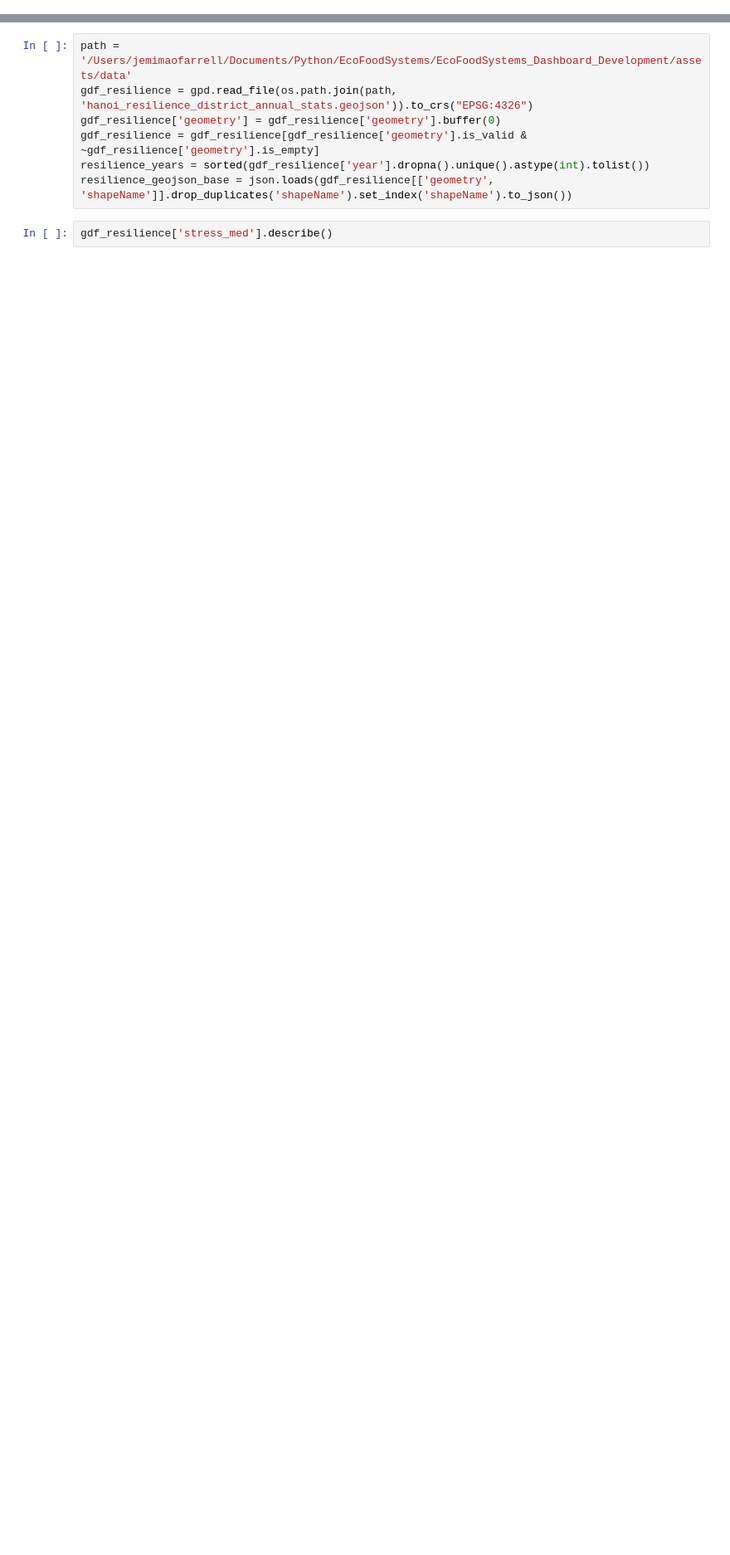
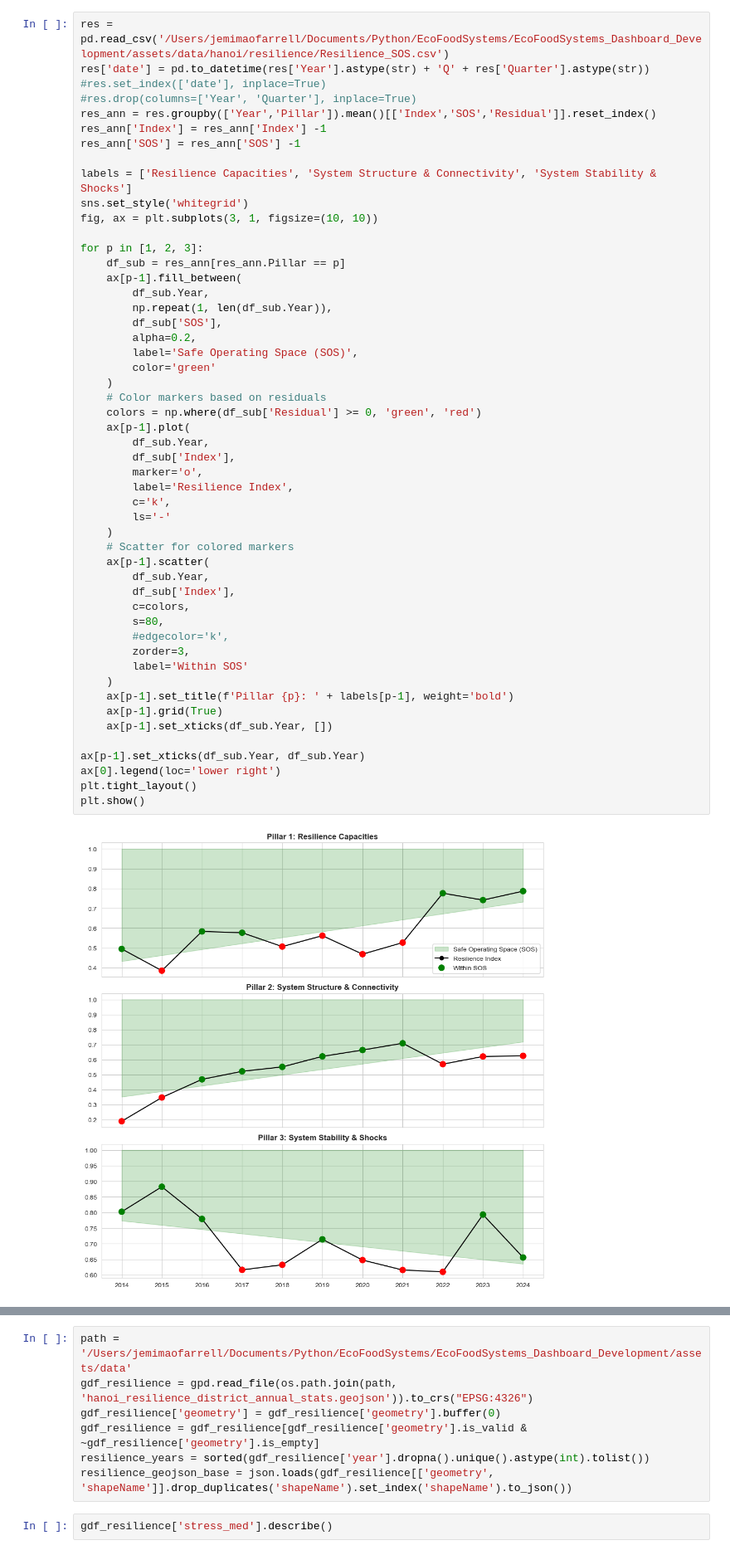
Before and after one commit to J-OFarrell/EcoFoodSystems-dashboard-development, a Jupyter notebook: legacy_files/data_prep.ipynb, the cells around one changed output, grey strips where cells are left out. Shown at 83% size. Cells and saved outputs as stored; diff of their text form; blank space fills up the shorter version.

Commit message:
Added temporal resilience indcators to resilience tab

```diff
--- a/legacy_files/data_prep.ipynb
+++ b/legacy_files/data_prep.ipynb
@@ -8,0 +90,53 @@ import json
+# %%
+res = pd.read_csv('/Users/jemimaofarrell/Documents/Python/EcoFoodSystems/EcoFoodSystems_Dashboard_Development/assets/data/hanoi/resilience/Resilience_SOS.csv')
+res['date'] = pd.to_datetime(res['Year'].astype(str) + 'Q' + res['Quarter'].astype(str))
+#res.set_index(['date'], inplace=True)
+#res.drop(columns=['Year', 'Quarter'], inplace=True)
+res_ann = res.groupby(['Year','Pillar']).mean()[['Index','SOS','Residual']].reset_index()
+res_ann['Index'] = res_ann['Index'] -1
+res_ann['SOS'] = res_ann['SOS'] -1
+
+labels = ['Resilience Capacities', 'System Structure & Connectivity', 'System Stability & Shocks']
+sns.set_style('whitegrid')
+fig, ax = plt.subplots(3, 1, figsize=(10, 10))
+
+for p in [1, 2, 3]:
+    df_sub = res_ann[res_ann.Pillar == p]
+    ax[p-1].fill_between(
+        df_sub.Year,
+        np.repeat(1, len(df_sub.Year)),
+        df_sub['SOS'],
+        alpha=0.2,
+        label='Safe Operating Space (SOS)',
+        color='green'
+    )
+    # Color markers based on residuals
+    colors = np.where(df_sub['Residual'] >= 0, 'green', 'red')
+    ax[p-1].plot(
+        df_sub.Year,
+        df_sub['Index'],
+        marker='o',
+        label='Resilience Index',
+        c='k',
+        ls='-'
+    )
+    # Scatter for colored markers
+    ax[p-1].scatter(
+        df_sub.Year,
+        df_sub['Index'],
+        c=colors,
+        s=80,
+        #edgecolor='k',
+        zorder=3,
+        label='Within SOS'
+    )
+    ax[p-1].set_title(f'Pillar {p}: ' + labels[p-1], weight='bold')
+    ax[p-1].grid(True)
+    ax[p-1].set_xticks(df_sub.Year, [])
+
+ax[p-1].set_xticks(df_sub.Year, df_sub.Year)
+ax[0].legend(loc='lower right')
+plt.tight_layout()
+plt.show()
+# %% [output]
+[figure, added]
```
Also changed, not shown: parts of 10 cells of this notebook, 10 other files.
